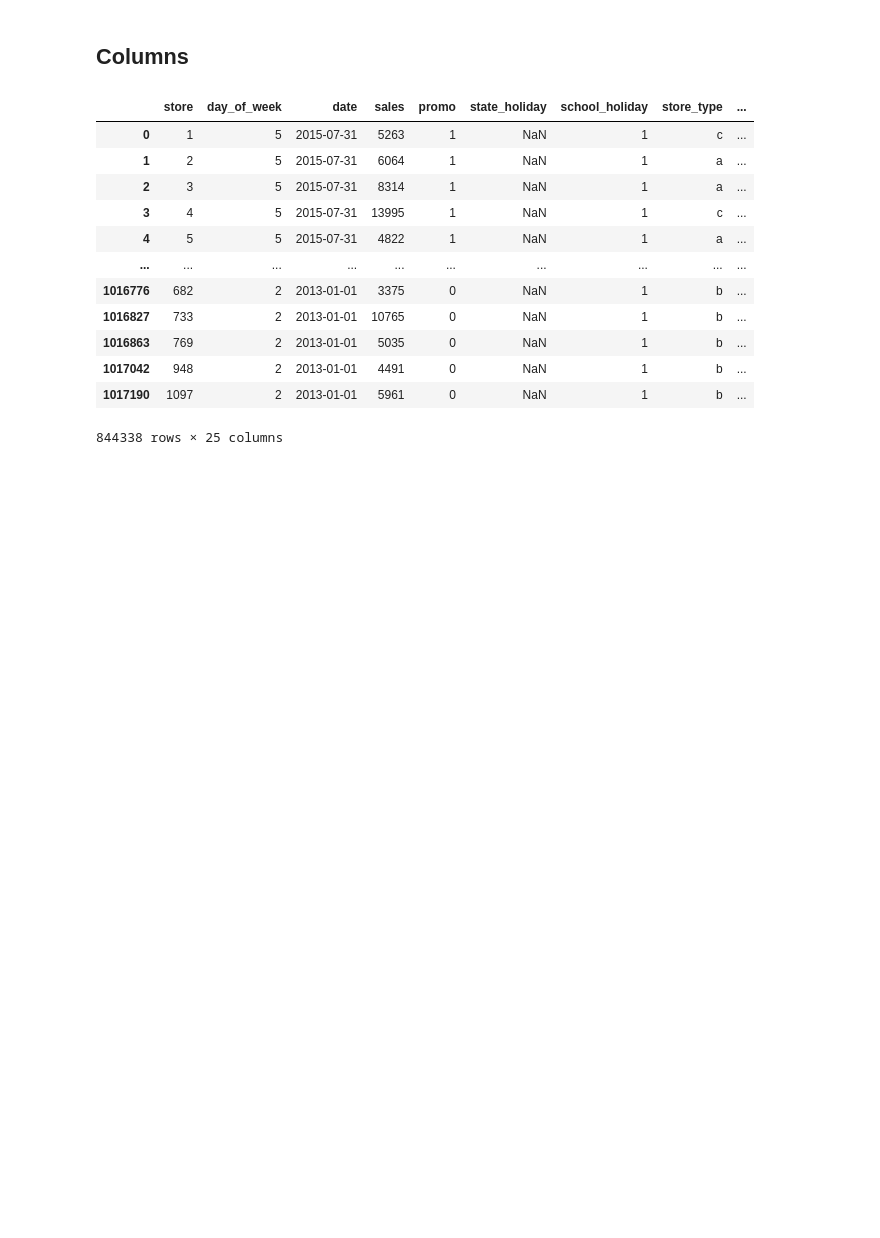
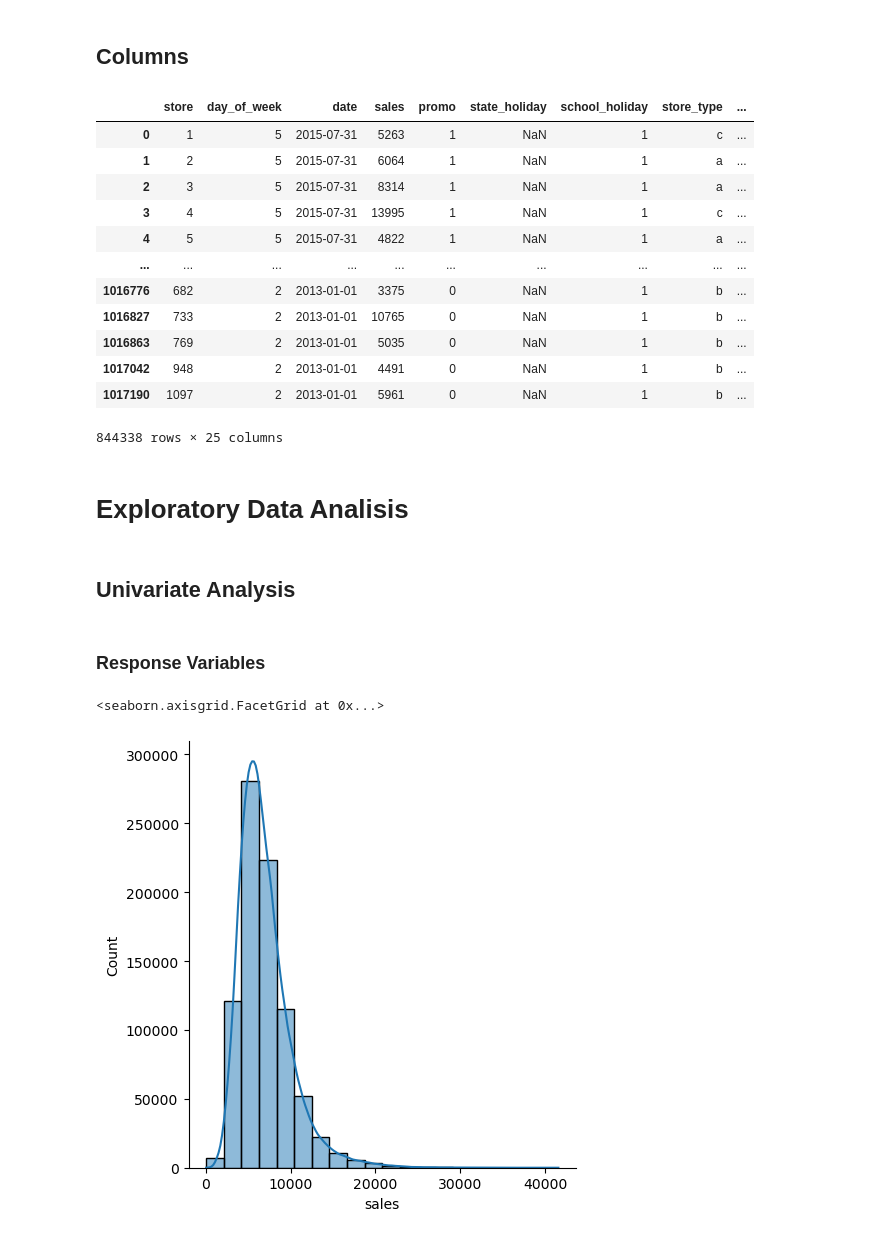
Before and after one commit to biazotogabriel/ds_em_producao, a Jupyter notebook: notebook.ipynb, the cells around one changed output. Saved outputs shown, nothing was run; the diff lists cells and outputs as text; code cells hidden in the pictures; blank space fills up the shorter version.

```diff
--- a/notebook.ipynb
+++ b/notebook.ipynb
@@ -322,7 +324,7 @@ df2['month'] = df2['date'].dt.month
 df2['day'] = df2['date'].dt.day
 
 # week of year
-df2['week_of_year'] = df2['date'].dt.isocalendar().week
+df2['week_of_year'] = df2['date'].dt.isocalendar().week.astype('int64')
 
 # year week
 df2['year_week'] = df2['date'].dt.strftime('%Y-%W')
@@ -338,17 +340,17 @@ df2['promo_since'] = pd.to_datetime(df2['promo2_since_year'] * 1000 + df2['promo
 df2['promo_since'] = df2['promo_since'] - timedelta(days=7)
 df2['promo_time_week'] = ((df2['date'] - df2['promo_since'])/7).apply(lambda x: x.days).astype(int)
 
-
+#from functools import partial
 # assortment
-df2['assortment'] = df2['assortment'].map({'a': 'basic',
-                                           'b': 'extra',
-                                           'c': 'extended'})
+df2['assortment'] = df2['assortment'].map(lambda x: {'a': 'basic',
+                                                     'b': 'extra',
+                                                     'c': 'extended'}.get(x, x))
 
 # state holiday
-df2['state_holiday'] = df2['state_holiday'].map({'a': 'public',
-                                                 'b': 'easter',
-                                                 'c': 'christmas',
-                                                 '0': 'regular'})
+df2['state_holiday'] = df2['state_holiday'].map(lambda x: {'a': 'public',
+                                                           'b': 'easter',
+                                                           'c': 'christmas',
+                                                           '0': 'regular'}.get(x, x))
 # %%
 df2.sample(5).T
 # %% [output]
@@ -404,3 +406,17 @@ df3
 | 1017042 | 948 | 2 | 2013-01-01 | 4491 | 0 | NaN | 1 | b | ... |
 | 1017190 | 1097 | 2 | 2013-01-01 | 5961 | 0 | NaN | 1 | b | ... |
 844338 rows × 25 columns
+# %% [markdown]
+# Exploratory Data Analisis
+# %%
+df4 = df3.copy()
+# %% [markdown]
+## Univariate Analysis
+# %% [markdown]
+### Response Variables
+# %%
+sns.displot(df4['sales'], bins=20, kde=True)
+#sns.barplot(x=["A", "B", "C"], y=[1, 3, 2])
+# %% [output]
+<seaborn.axisgrid.FacetGrid at 0x...>
+[figure, added]
```
Also changed, not shown: parts of 15 cells of this notebook.
